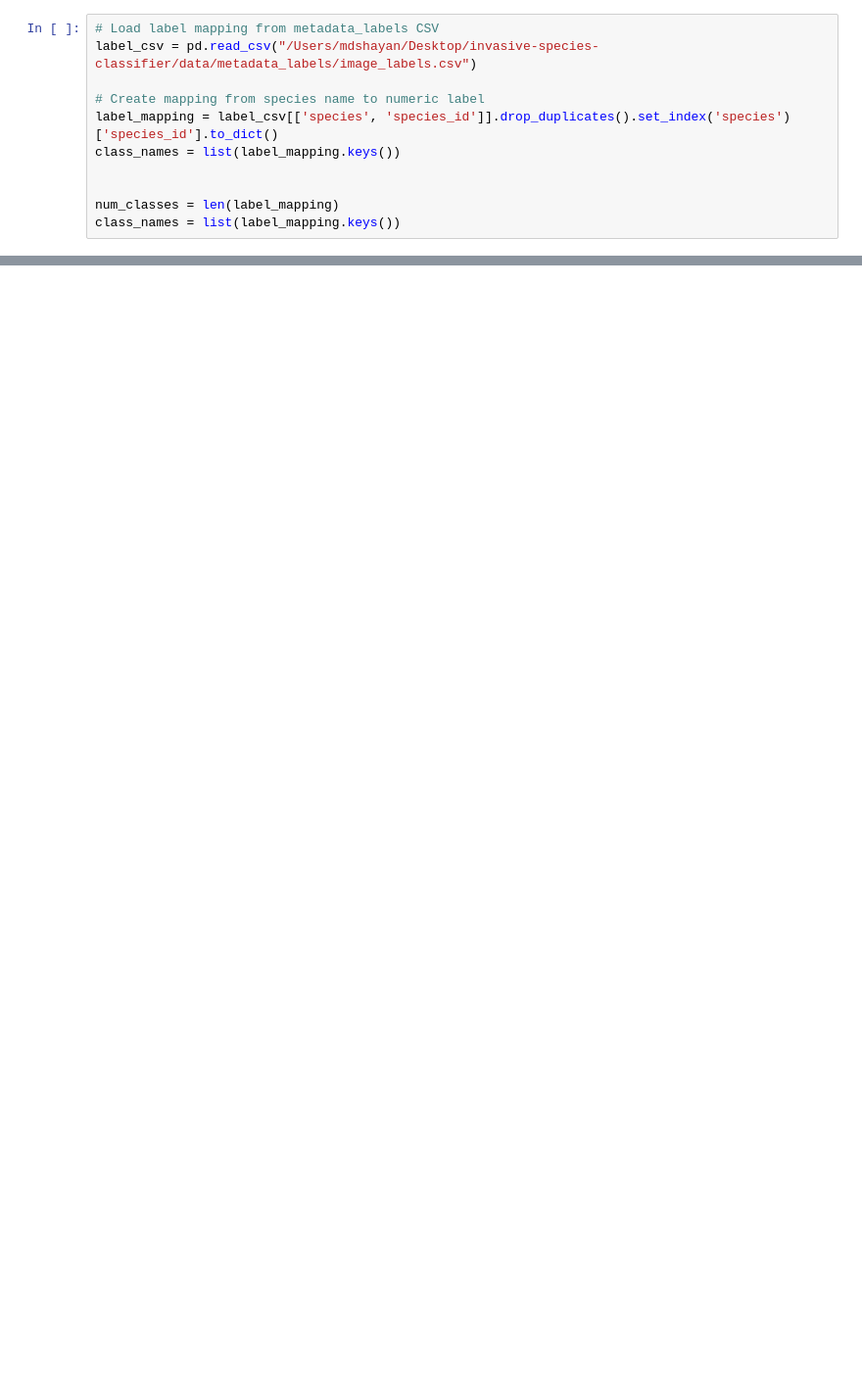
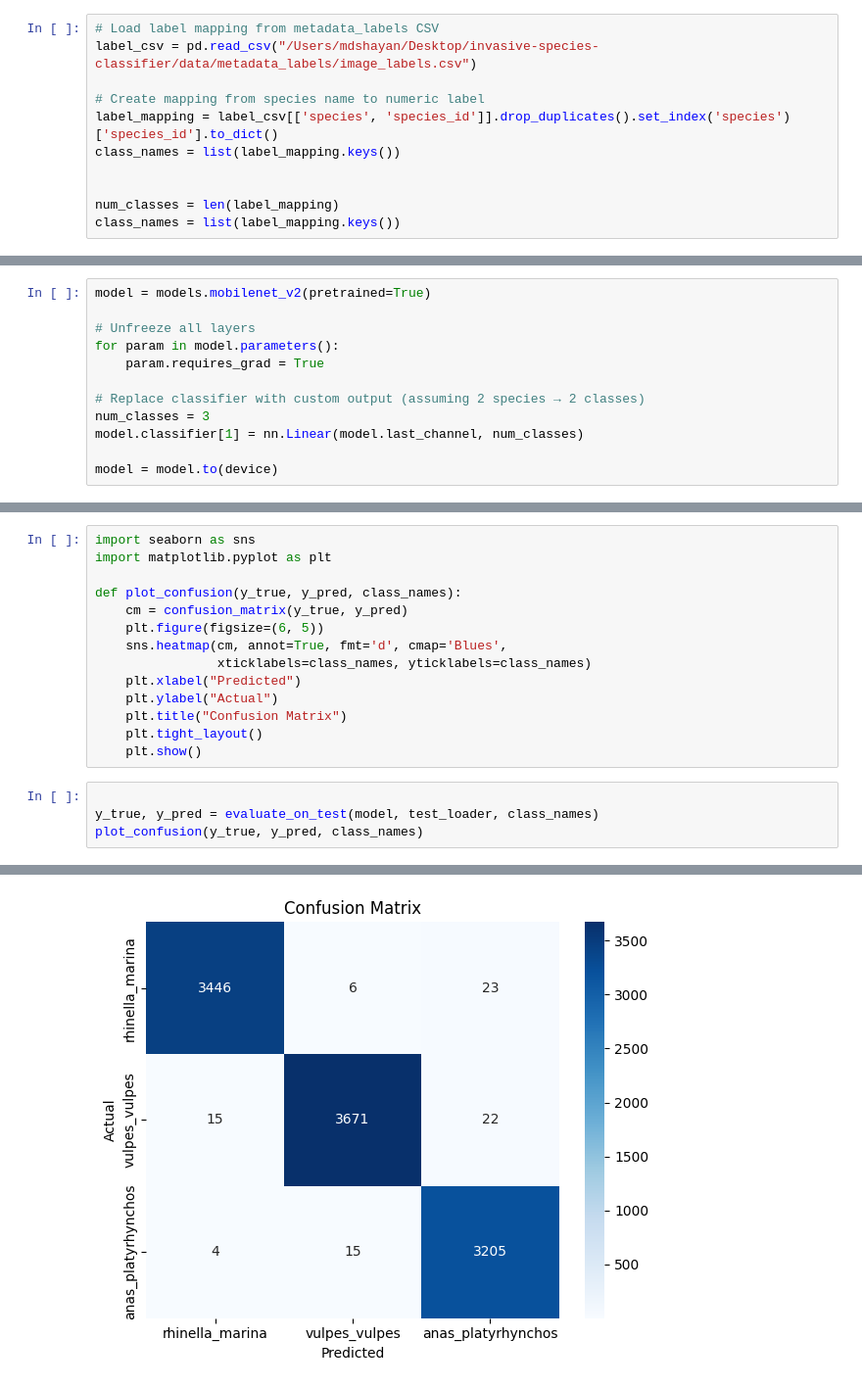
Before and after one commit to shayan2121212121/invasive-species-classification, a Jupyter notebook: notebooks/modeling.ipynb, the cells around one changed output, grey strips where cells are left out. Shown: that part at 98% size. Drawn from its saved outputs; the diff is of its cells as text; blank space fills up the shorter version.

```diff
--- a/notebooks/modeling.ipynb
+++ b/notebooks/modeling.ipynb
@@ -262,0 +249,12 @@ AUC:       nan
+# %%
+model = models.mobilenet_v2(pretrained=True)
+
+# Unfreeze all layers
+for param in model.parameters():
+    param.requires_grad = True
+
+# Replace classifier with custom output (assuming 2 species → 2 classes)
+num_classes = 3
+model.classifier[1] = nn.Linear(model.last_channel, num_classes)
+
+model = model.to(device)
@@ -262,0 +416,19 @@ AUC:       nan
+# %%
+import seaborn as sns
+import matplotlib.pyplot as plt
+
+def plot_confusion(y_true, y_pred, class_names):
+    cm = confusion_matrix(y_true, y_pred)
+    plt.figure(figsize=(6, 5))
+    sns.heatmap(cm, annot=True, fmt='d', cmap='Blues',
+                xticklabels=class_names, yticklabels=class_names)
+    plt.xlabel("Predicted")
+    plt.ylabel("Actual")
+    plt.title("Confusion Matrix")
+    plt.tight_layout()
+    plt.show()
+# %%
+
+y_true, y_pred = evaluate_on_test(model, test_loader, class_names)
+plot_confusion(y_true, y_pred, class_names)
+# %% [output]
@@ -262,0 +452 @@ AUC:       nan
+[figure, added]
```
Also changed, not shown: parts of 11 cells of this notebook, 6 other files.
